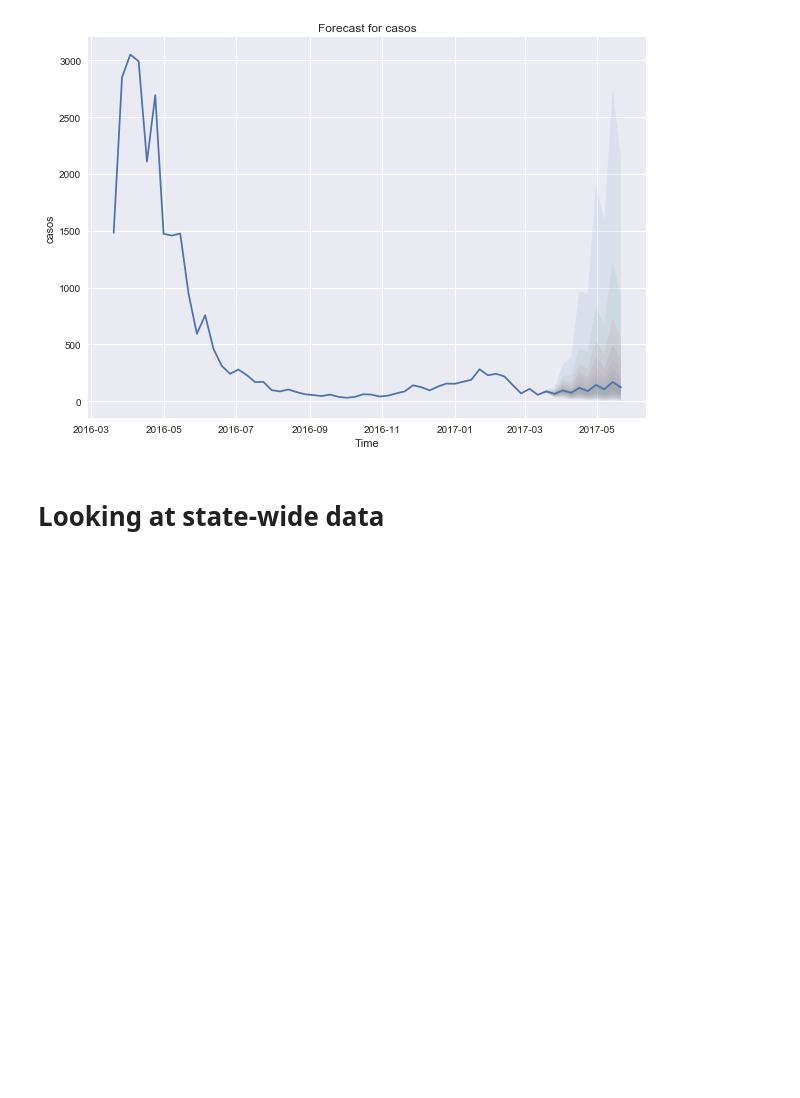
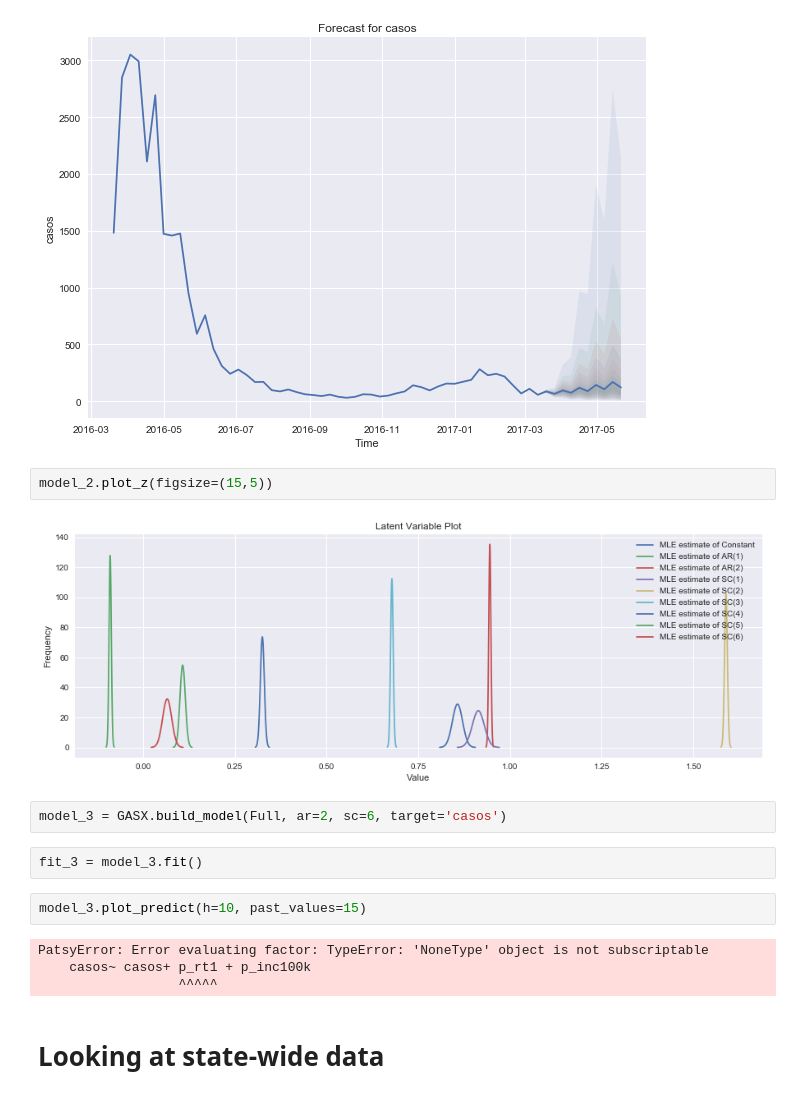
Before and after one commit to AlertaDengue/InfoDenguePredict, a Jupyter notebook: Notebooks/Data Exploration.ipynb, the cells around one changed output. Drawn from its saved outputs; the diff is of its cells as text; blank space fills up the shorter version.

```diff
--- a/Notebooks/Data Exploration.ipynb
+++ b/Notebooks/Data Exploration.ipynb
@@ -184,6 +184,20 @@ model_2.plot_predict(h=10, past_values=52)
 [figure]
 [figure]
 [figure]
+# %%
+model_2.plot_z(figsize=(15,5))
+# %% [output]
+[figure, added]
+# %%
+model_3 = GASX.build_model(Full, ar=2, sc=6, target='casos')
+# %%
+fit_3 = model_3.fit()
+# %%
+model_3.plot_predict(h=10, past_values=15)
+# %% [output]
+PatsyError: Error evaluating factor: TypeError: 'NoneType' object is not subscriptable
+    casos~ casos+ p_rt1 + p_inc100k
+                  ^^^^^
 # %% [markdown]
 # Looking at state-wide data
 # %%
```
Also changed, not shown: 3 other files.
